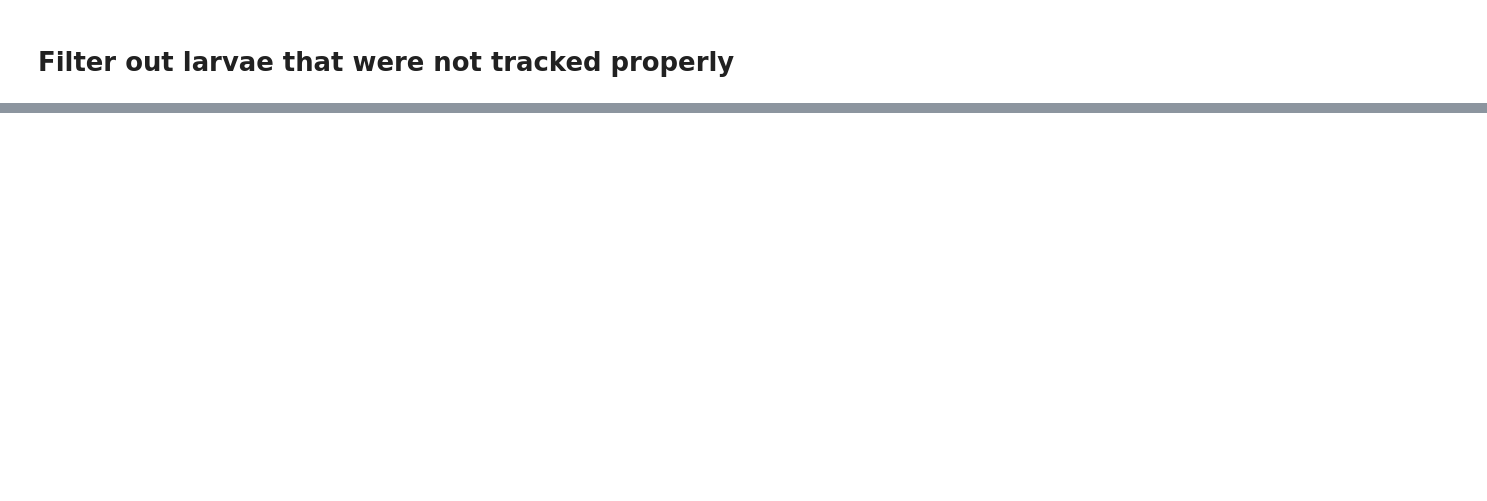
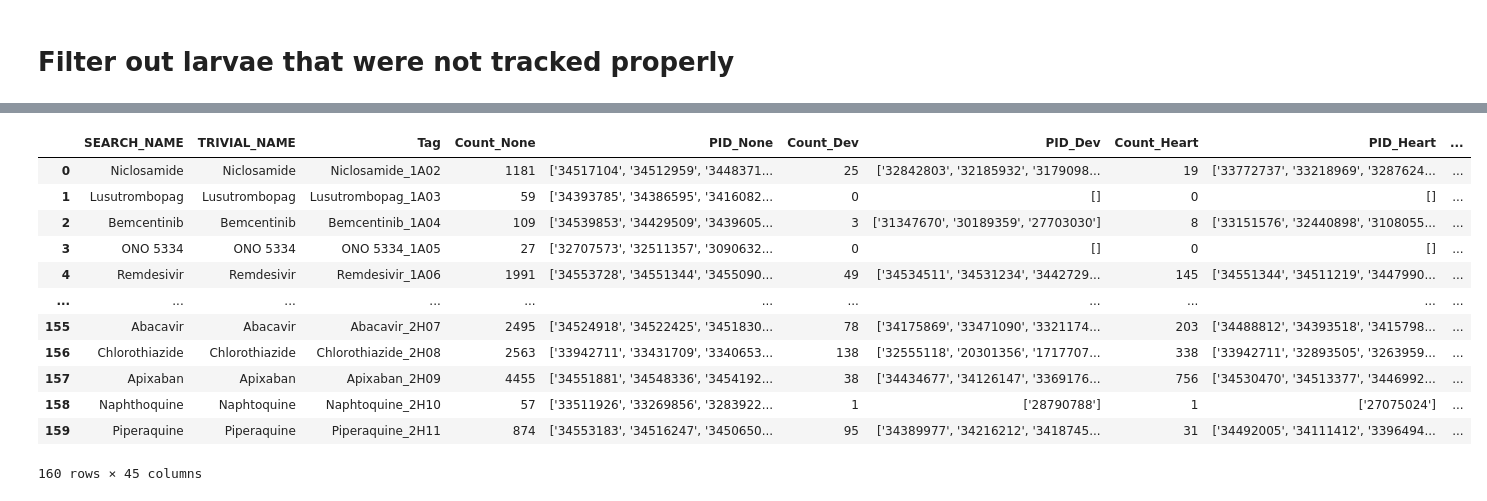
Before and after one commit to marwa6611/CoVasc_DrugScreen, a Jupyter notebook: CoVasc_Data_Analysis.ipynb, the cells around one changed output, grey strips where cells are left out. Cells and saved outputs as stored; diff of their text form; code cells hidden in the pictures; blank space fills up the shorter version.

```diff
--- a/CoVasc_Data_Analysis.ipynb
+++ b/CoVasc_Data_Analysis.ipynb
@@ -341,4 +336,7 @@ for c, folders in enumerate(directory):
 # %%
 threshold_toofast = 6
 df_pivot = df_collect_phasemedian.reset_index().pivot(index=["Experiment ID", "Drug", "Concentration (µM)", "Well"],values=["Distance_moved [mm]", "Velocity [mm/s]", "Moving [s]" ,"Not_Moving [s]"], columns="Phase")
+
 df_collect_phasemedian = df_collect_phasemedian.drop(list(df_pivot[(df_pivot["Velocity [mm/s]"]["Accomodation"]>threshold_toofast)|(df_pivot["Velocity [mm/s]"]["Dark"]>threshold_toofast)].index))
+df_collect_phasemedian = df_collect_phasemedian.reset_index()
+df_collect_phasemedian = df_collect_phasemedian[df_collect_phasemedian["Drug"] != "Control-H2O"]
@@ -349,10 +347,10 @@ df_piv = df_collect_phasemedian.pivot(index=["Drug","Well","Experiment ID","Conc
        'Not_Moving [s]'])
     #df= df.reset_index()
 df_piv.columns = df_piv.columns.map(('|'.join)).str.strip('|')
-
+df_piv = df_piv.rename(columns={"Velocity [mm/s]|Bright":"Velocity [mm/s]|Light"})
 df_dv = df_piv.reset_index()
 df_dv["Replicate"] = df_dv["Experiment ID"]
-df_dv["Velocity|Ratio Light/Dark"] =  -np.log((df_dv["Velocity [mm/s]|Bright"]+0.001) / (df_standardized2["Velocity [mm/s]|Dark"]+0.001))
+df_dv["Velocity|Ratio Light/Dark"] =  -np.log((df_dv["Velocity [mm/s]|Light"]+0.001) / (df_dv["Velocity [mm/s]|Dark"]+0.001))
 
 collist2 = list(df_dv.reset_index().columns)
 
@@ -405,2 +562,22 @@ plt.xticks(
+# %%
+df_covid_heart_development = pd.read_excel("E:/Data_Drug_Screening_CovidBox/Master_Table/CovidDrugScreen_Results_Literature_intersection.xlsx")
+# %%
+df_covid_heart_development.columns = [eval(x) if "(" in x else x for x in df_covid_heart_development.columns]
+# %%
+df_covid_heart_development
+# %% [output]
+|  | SEARCH_NAME | TRIVIAL_NAME | Tag | Count_None | PID_None | Count_Dev | PID_Dev | Count_Heart | PID_Heart | ... |
+| 0 | Niclosamide | Niclosamide | Niclosamide_1A02 | 1181 | ['34517104', '34512959', '3448371... | 25 | ['32842803', '32185932', '3179098... | 19 | ['33772737', '33218969', '3287624... | ... |
+| 1 | Lusutrombopag | Lusutrombopag | Lusutrombopag_1A03 | 59 | ['34393785', '34386595', '3416082... | 0 | [] | 0 | [] | ... |
+| 2 | Bemcentinib | Bemcentinib | Bemcentinib_1A04 | 109 | ['34539853', '34429509', '3439605... | 3 | ['31347670', '30189359', '27703030'] | 8 | ['33151576', '32440898', '3108055... | ... |
+| 3 | ONO 5334 | ONO 5334 | ONO 5334_1A05 | 27 | ['32707573', '32511357', '3090632... | 0 | [] | 0 | [] | ... |
+| 4 | Remdesivir | Remdesivir | Remdesivir_1A06 | 1991 | ['34553728', '34551344', '3455090... | 49 | ['34534511', '34531234', '3442729... | 145 | ['34551344', '34511219', '3447990... | ... |
+| ... | ... | ... | ... | ... | ... | ... | ... | ... | ... | ... |
+| 155 | Abacavir | Abacavir | Abacavir_2H07 | 2495 | ['34524918', '34522425', '3451830... | 78 | ['34175869', '33471090', '3321174... | 203 | ['34488812', '34393518', '3415798... | ... |
+| 156 | Chlorothiazide | Chlorothiazide | Chlorothiazide_2H08 | 2563 | ['33942711', '33431709', '3340653... | 138 | ['32555118', '20301356', '1717707... | 338 | ['33942711', '32893505', '3263959... | ... |
+| 157 | Apixaban | Apixaban | Apixaban_2H09 | 4455 | ['34551881', '34548336', '3454192... | 38 | ['34434677', '34126147', '3369176... | 756 | ['34530470', '34513377', '3446992... | ... |
+| 158 | Naphthoquine | Naphtoquine | Naphtoquine_2H10 | 57 | ['33511926', '33269856', '3283922... | 1 | ['28790788'] | 1 | ['27075024'] | ... |
+| 159 | Piperaquine | Piperaquine | Piperaquine_2H11 | 874 | ['34553183', '34516247', '3450650... | 95 | ['34389977', '34216212', '3418745... | 31 | ['34492005', '34111412', '3396494... | ... |
+160 rows × 45 columns
 # %%
 df_collect.to_csv("E:/Data_Drug_Screening_CovidBox/Master_Table/CovidDrugScreen_Results_MeanActivity_Daniovision.csv")
```
Also changed, not shown: parts of 32 cells of this notebook.
